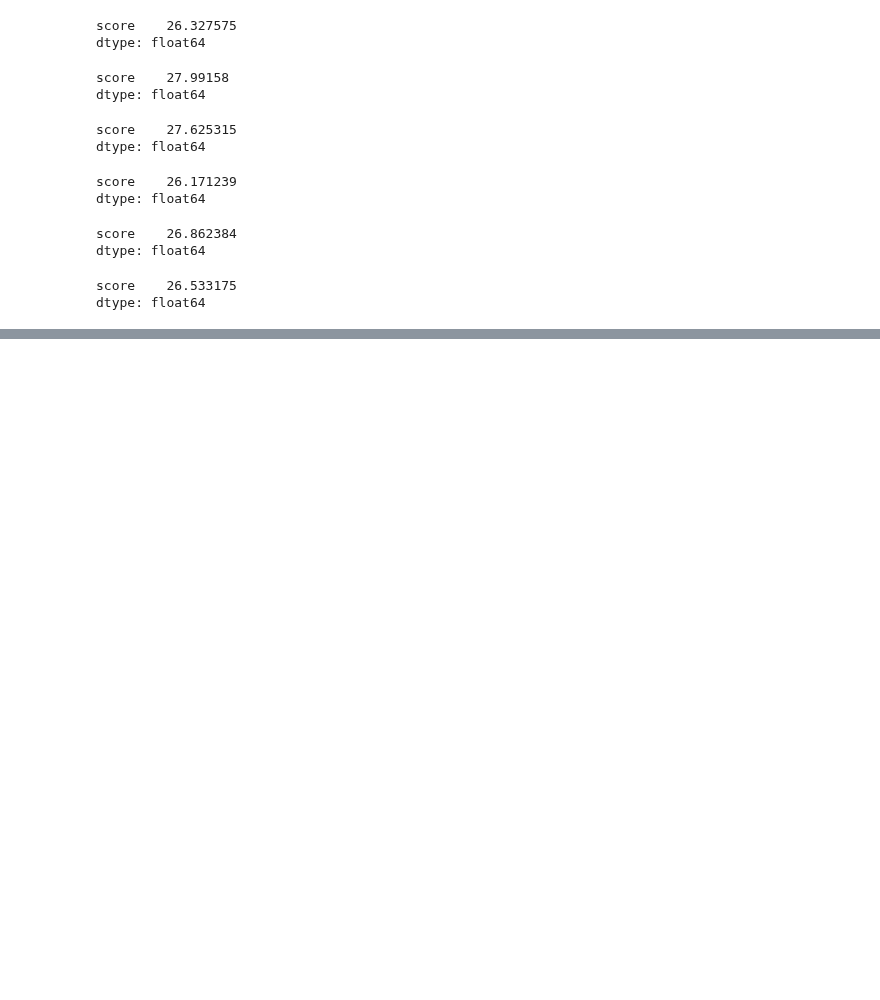
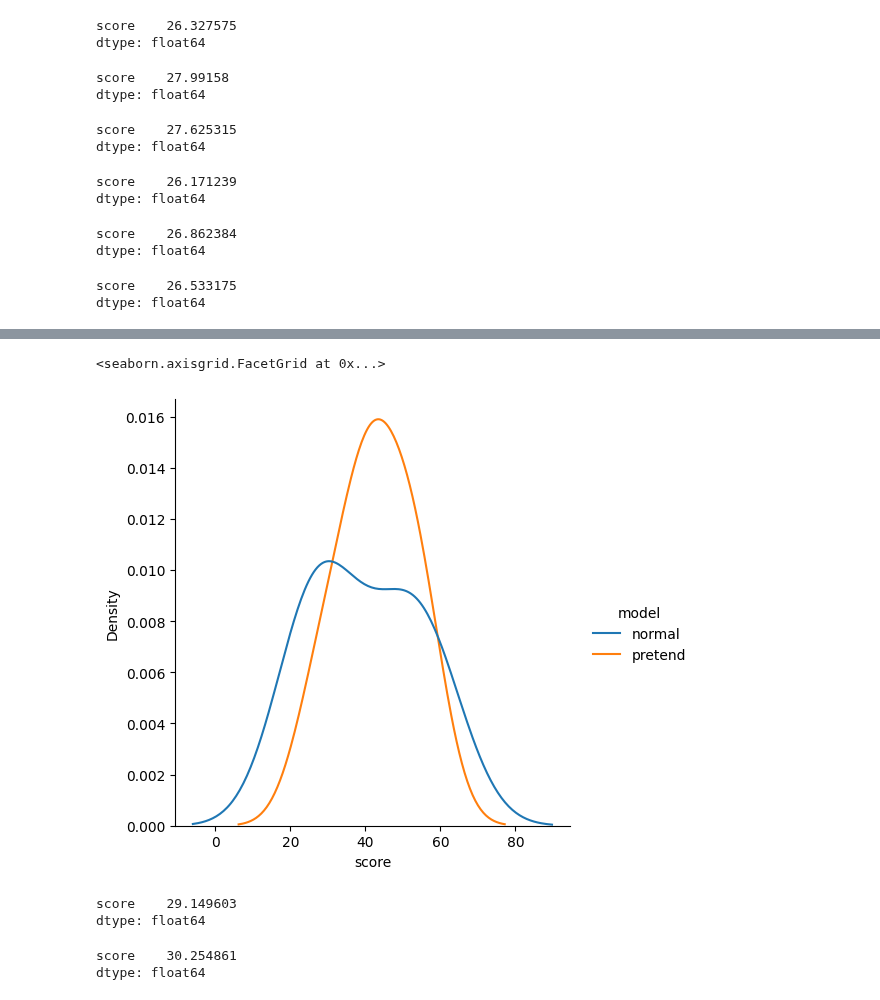
Before and after one commit to swaggirl9000/humor, a Jupyter notebook: notebooks/base_metric_comparison.ipynb, the cells around one changed output, grey strips where cells are left out. Cells and saved outputs as stored; diff of their text form; code cells hidden in the pictures; blank space fills up the shorter version.

```diff
--- a/notebooks/base_metric_comparison.ipynb
+++ b/notebooks/base_metric_comparison.ipynb
@@ -1102,0 +1105,2 @@ sns.lineplot(p_vals, x="variable", y="value")
+# %%
+llm_gt = ground_truth.loc[ground_truth["comedian"].isin(["John_Mulaney", "Jimmy_Yang", "Joe_List","Anthony_Jeselnik", "Ali_Wong", "Hasan_Minhaj"])]
@@ -1102,0 +1143,8 @@ sns.lineplot(p_vals, x="variable", y="value")
+# %%
+pretend = pretend_gpt_metric.assign(model="pretend")
+normal = normal_gpt_metric.assign(model="normal")
+df = pd.concat([normal, pretend]).reset_index(drop=True)
+sns.displot(df, x="score", hue="model", kind="kde")
+# %% [output]
+<seaborn.axisgrid.FacetGrid at 0x...>
+[figure, added]
@@ -1102,0 +1154,12 @@ sns.lineplot(p_vals, x="variable", y="value")
+# %%
+llm_pretend_gemma_metric = bipartite_metric(llm_pretend_gemma, llm_gt)
+llm_pretend_gemma_metric.mean()
+# %% [output]
+score    29.149603
+dtype: float64
+# %%
+llm_gemma_metric = bipartite_metric(llm_gemma, llm_gt)
+llm_gemma_metric.mean()
+# %% [output]
+score    30.254861
+dtype: float64
```
Also changed, not shown: parts of 11 cells of this notebook, 4 other files.
